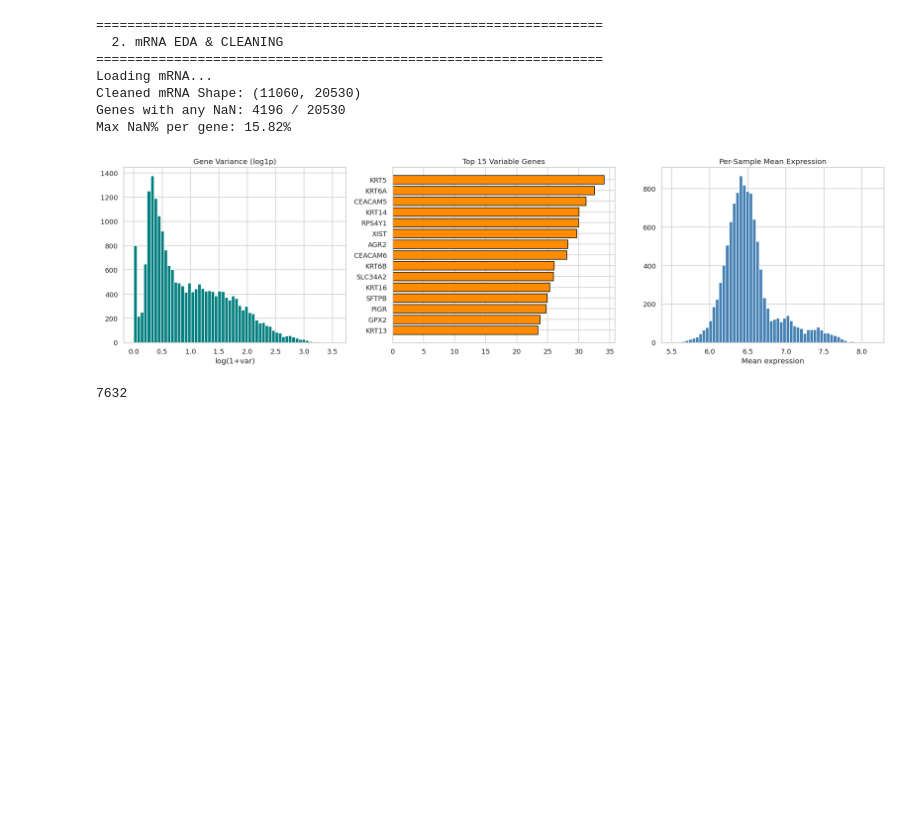
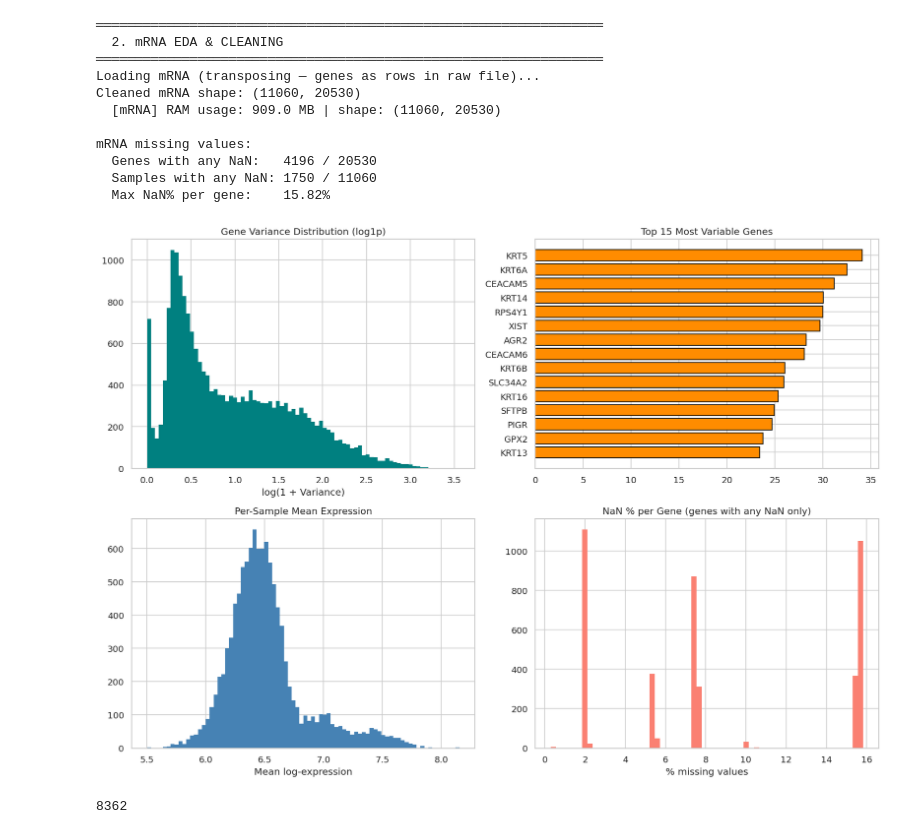
Before and after one commit to proutkarsh3104/DNA-repo, a Jupyter notebook: Data_EDA/data-eda-cnv-mutation-mrna-methylation.ipynb, the cells around one changed output. Cells and saved outputs as stored; diff of their text form; code cells hidden in the pictures; blank space fills up the shorter version.

Commit message:
Kaggle Notebook | Data_eda_cnv_mutation_mrna_methylation | Version 8

```diff
--- a/Data_EDA/data-eda-cnv-mutation-mrna-methylation.ipynb
+++ b/Data_EDA/data-eda-cnv-mutation-mrna-methylation.ipynb
@@ -79,41 +140,62 @@ Cancer types (>=20 samples): 32
 # %%
 section('2. mRNA EDA & CLEANING')
 
-print('Loading mRNA...')
+print('Loading mRNA (transposing — genes as rows in raw file)...')
 mrna = pd.read_csv(path_mrna, sep='\t', index_col=0).T
-mrna.index = mrna.index.str[:15]
-mrna = mrna[~mrna.index.duplicated(keep='first')]
+mrna.index   = mrna.index.str[:15]
+mrna         = mrna[~mrna.index.duplicated(keep='first')]
 mrna.columns = [str(c).split('|')[0] for c in mrna.columns]
-mrna = mrna.loc[:, ~mrna.columns.duplicated(keep='first')]
-print(f'Cleaned mRNA Shape: {mrna.shape}')
+mrna         = mrna.loc[:, ~mrna.columns.duplicated(keep='first')]
+mrna         = mrna.astype(np.float32)
+print(f'Cleaned mRNA shape: {mrna.shape}')
+mem_usage(mrna, 'mRNA')
 
-# EDA
-gene_var = mrna.var(axis=0)
-nan_pct  = mrna.isnull().mean(axis=0)
-print(f'Genes with any NaN: {(nan_pct > 0).sum()} / {mrna.shape[1]}')
-print(f'Max NaN% per gene: {nan_pct.max()*100:.2f}%')
+# ── EDA stats ────────────────────────────────────────────────────────────
+gene_var    = mrna.var(axis=0)
+sample_mean = mrna.mean(axis=1)
+nan_per_gene  = mrna.isnull().mean(axis=0)
+nan_per_sample = mrna.isnull().mean(axis=1)
 
-fig, axes = plt.subplots(1, 3, figsize=(18, 5))
-axes[0].hist(np.log1p(gene_var), bins=60, color='teal')
-axes[0].set_title('Gene Variance (log1p)'); axes[0].set_xlabel('log(1+var)')
-top15 = gene_var.nlargest(15)
-axes[1].barh(top15.index, top15.values, color='darkorange', edgecolor='black')
-axes[1].set_title('Top 15 Variable Genes'); axes[1].invert_yaxis()
-axes[2].hist(mrna.mean(axis=1), bins=60, color='steelblue')
-axes[2].set_title('Per-Sample Mean Expression'); axes[2].set_xlabel('Mean expression')
+print(f'\nmRNA missing values:')
+print(f'  Genes with any NaN:   {(nan_per_gene > 0).sum()} / {mrna.shape[1]}')
+print(f'  Samples with any NaN: {(nan_per_sample > 0).sum()} / {mrna.shape[0]}')
+print(f'  Max NaN% per gene:    {nan_per_gene.max()*100:.2f}%')
+
+fig, axes = plt.subplots(2, 2, figsize=(14, 10))
+
+axes[0,0].hist(np.log1p(gene_var), bins=80, color='teal', edgecolor='none')
+axes[0,0].set_title('Gene Variance Distribution (log1p)')
+axes[0,0].set_xlabel('log(1 + Variance)')
+
+top15_var = gene_var.nlargest(15)
+axes[0,1].barh(top15_var.index, top15_var.values, color='darkorange', edgecolor='black')
+axes[0,1].set_title('Top 15 Most Variable Genes')
+axes[0,1].invert_yaxis()
+
+axes[1,0].hist(sample_mean, bins=80, color='steelblue', edgecolor='none')
+axes[1,0].set_title('Per-Sample Mean Expression')
+axes[1,0].set_xlabel('Mean log-expression')
+
+axes[1,1].hist(nan_per_gene[nan_per_gene > 0] * 100, bins=60, color='salmon', edgecolor='none')
+axes[1,1].set_title('NaN % per Gene (genes with any NaN only)')
+axes[1,1].set_xlabel('% missing values')
+
 plt.tight_layout(); plt.show()
 
-mrna = mrna.astype(np.float32)
 valid_patients_mrna = set(mrna.index)
 valid_genes_mrna    = set(mrna.columns)
 gc.collect()
 # %% [output]
-=================================================================
+═════════════════════════════════════════════════════════════════
   2. mRNA EDA & CLEANING
-=================================================================
-Loading mRNA...
-Cleaned mRNA Shape: (11060, 20530)
-Genes with any NaN: 4196 / 20530
-Max NaN% per gene: 15.82%
+═════════════════════════════════════════════════════════════════
+Loading mRNA (transposing — genes as rows in raw file)...
+Cleaned mRNA shape: (11060, 20530)
+  [mRNA] RAM usage: 909.0 MB | shape: (11060, 20530)
+
+mRNA missing values:
+  Genes with any NaN:   4196 / 20530
+  Samples with any NaN: 1750 / 11060
+  Max NaN% per gene:    15.82%
-[figure, old version]
+[figure, new version]
-7632
+8362
```
Also changed, not shown: parts of 13 cells of this notebook.
